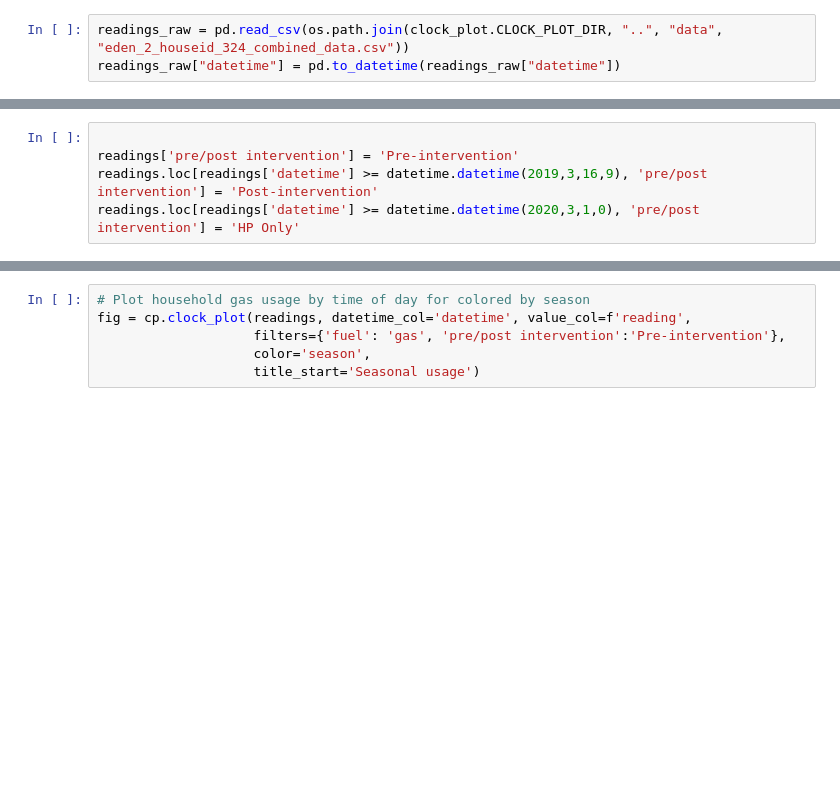
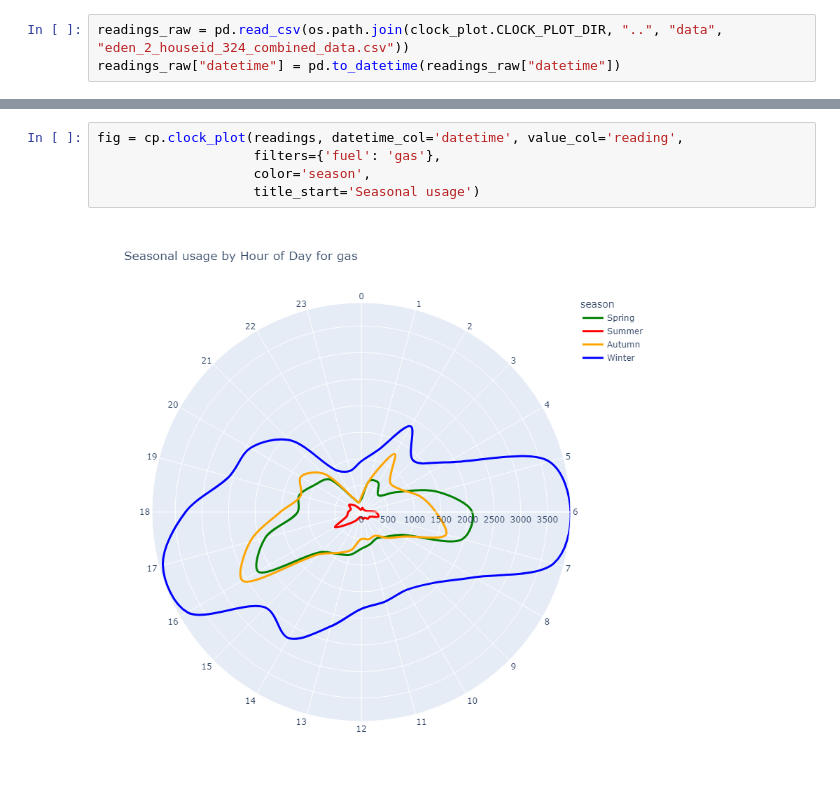
Before and after one commit to ES-Catapult/clock_plot, a Jupyter notebook: examples.ipynb, the cells around one changed output, grey strips where cells are left out. Cells and saved outputs as stored; diff of their text form; blank space fills up the shorter version.

```diff
--- a/examples.ipynb
+++ b/examples.ipynb
@@ -24,5 +42,0 @@ readings.head()
-# %%
-
-readings['pre/post intervention'] = 'Pre-intervention'
-readings.loc[readings['datetime'] >= datetime.datetime(2019,3,16,9), 'pre/post intervention'] = 'Post-intervention'
-readings.loc[readings['datetime'] >= datetime.datetime(2020,3,1,0), 'pre/post intervention'] = 'HP Only'
@@ -29,6 +46,7 @@ readings.loc[readings['datetime'] >= datetime.datetime(2020,3,1,0), 'pre/post in
 # %%
-# Plot household gas usage by time of day for colored by season
-fig = cp.clock_plot(readings, datetime_col='datetime', value_col=f'reading',
-                    filters={'fuel': 'gas', 'pre/post intervention':'Pre-intervention'},
+fig = cp.clock_plot(readings, datetime_col='datetime', value_col='reading',
+                    filters={'fuel': 'gas'},
                     color='season',
                     title_start='Seasonal usage')
+# %% [output]
+[figure, added]
```
Also changed, not shown: parts of 33 cells of this notebook.
